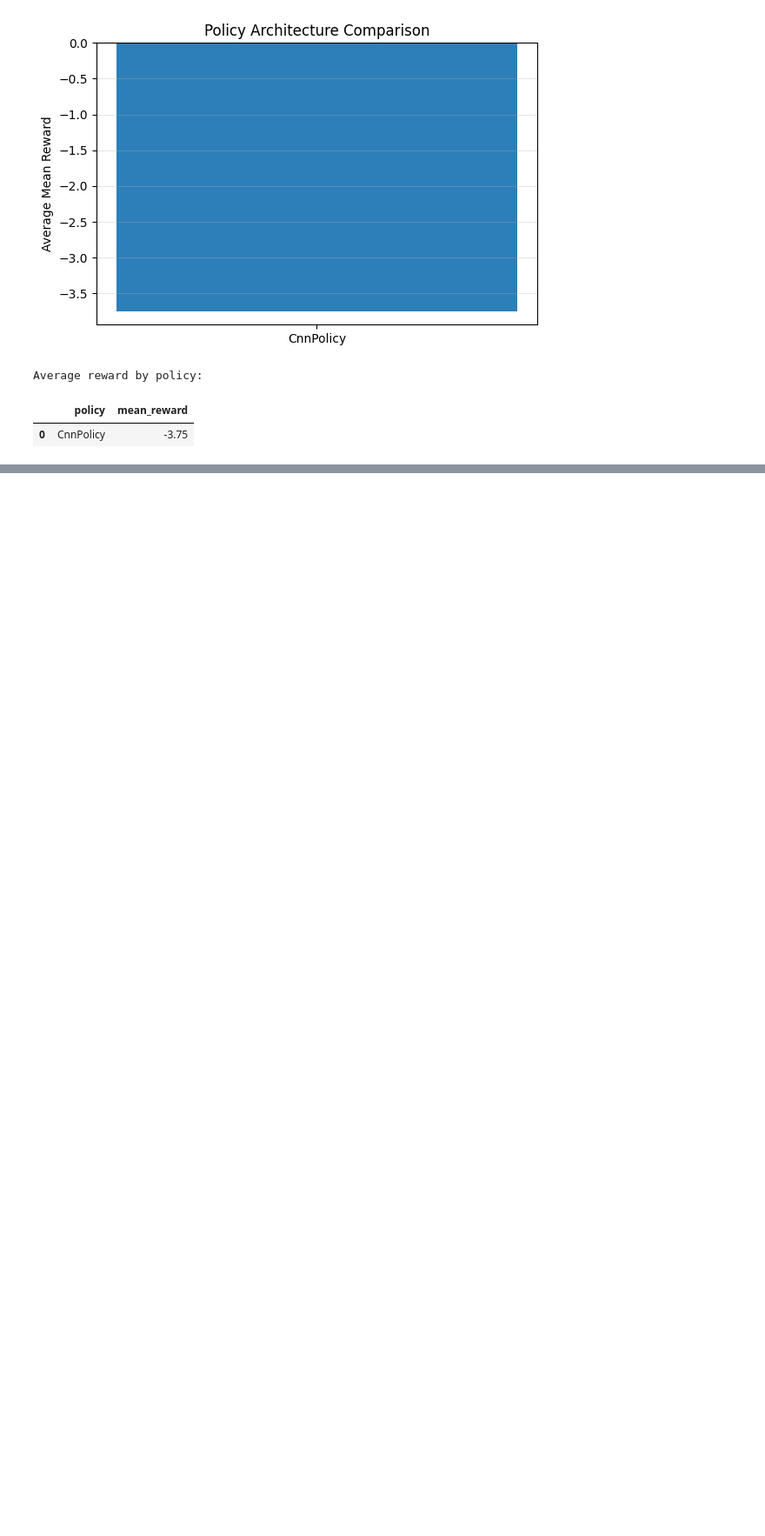
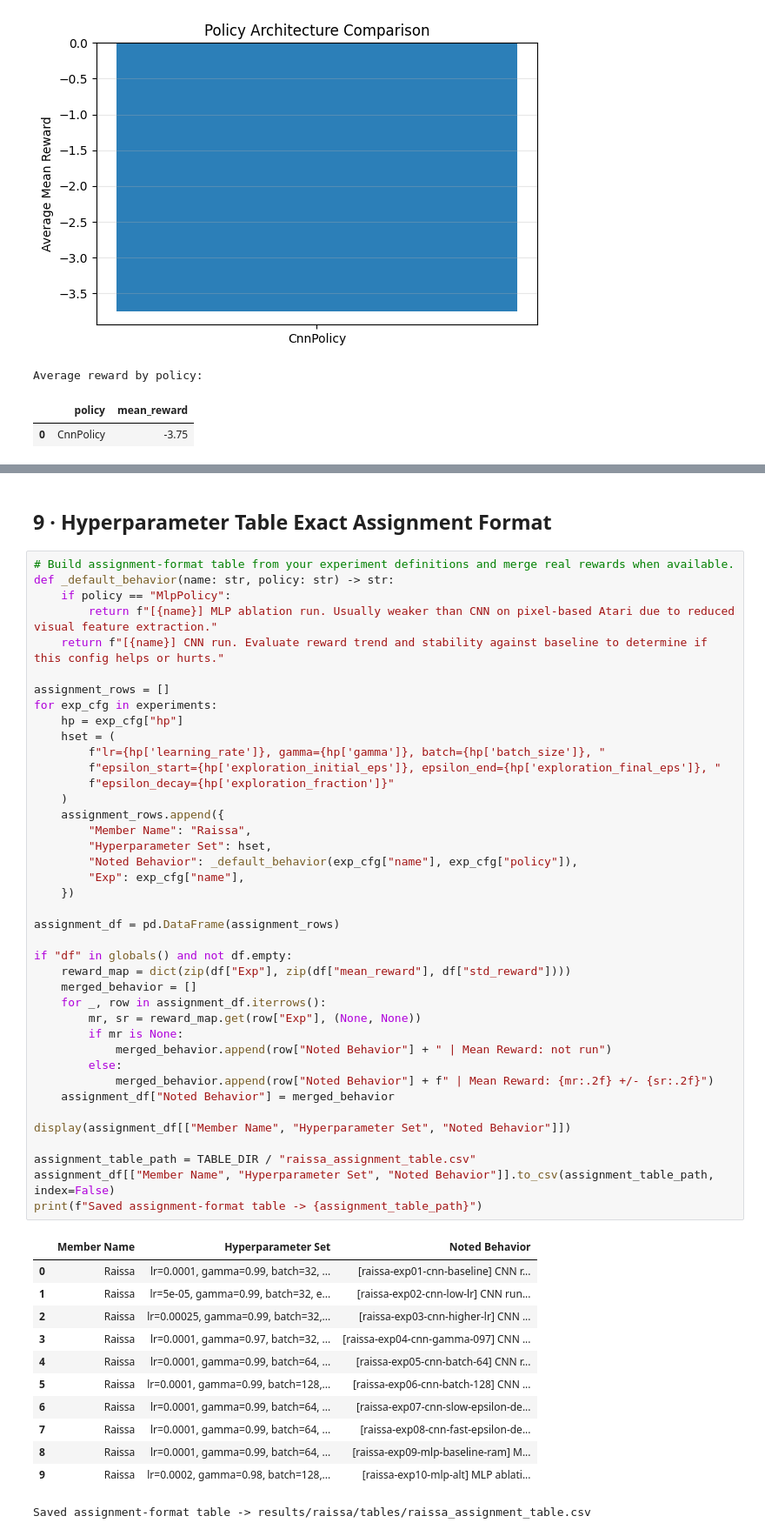
Before and after one commit to Best-Verie/boxing_dqn_agent, a Jupyter notebook: experiments/raissa_experiments.ipynb, the cells around one changed output, grey strips where cells are left out. Shown at 87% size. Saved outputs shown, nothing was run; the diff lists cells and outputs as text; blank space fills up the shorter version.

```diff
--- a/experiments/raissa_experiments.ipynb
+++ b/experiments/raissa_experiments.ipynb
@@ -530,0 +576,55 @@ Local artifacts:
+# %% [markdown]
+## 9 · Hyperparameter Table Exact Assignment Format
+# %%
+# Build assignment-format table from your experiment definitions and merge real rewards when available.
+def _default_behavior(name: str, policy: str) -> str:
+    if policy == "MlpPolicy":
+        return f"[{name}] MLP ablation run. Usually weaker than CNN on pixel-based Atari due to reduced visual feature extraction."
+    return f"[{name}] CNN run. Evaluate reward trend and stability against baseline to determine if this config helps or hurts."
+
+assignment_rows = []
+for exp_cfg in experiments:
+    hp = exp_cfg["hp"]
+    hset = (
+        f"lr={hp['learning_rate']}, gamma={hp['gamma']}, batch={hp['batch_size']}, "
+        f"epsilon_start={hp['exploration_initial_eps']}, epsilon_end={hp['exploration_final_eps']}, "
+        f"epsilon_decay={hp['exploration_fraction']}"
+    )
+    assignment_rows.append({
+        "Member Name": "Raissa",
+        "Hyperparameter Set": hset,
+        "Noted Behavior": _default_behavior(exp_cfg["name"], exp_cfg["policy"]),
+        "Exp": exp_cfg["name"],
+    })
+
+assignment_df = pd.DataFrame(assignment_rows)
+
+if "df" in globals() and not df.empty:
+    reward_map = dict(zip(df["Exp"], zip(df["mean_reward"], df["std_reward"])))
+    merged_behavior = []
+    for _, row in assignment_df.iterrows():
+        mr, sr = reward_map.get(row["Exp"], (None, None))
+        if mr is None:
+            merged_behavior.append(row["Noted Behavior"] + " | Mean Reward: not run")
+        else:
+            merged_behavior.append(row["Noted Behavior"] + f" | Mean Reward: {mr:.2f} +/- {sr:.2f}")
+    assignment_df["Noted Behavior"] = merged_behavior
+
+display(assignment_df[["Member Name", "Hyperparameter Set", "Noted Behavior"]])
+
+assignment_table_path = TABLE_DIR / "raissa_assignment_table.csv"
+assignment_df[["Member Name", "Hyperparameter Set", "Noted Behavior"]].to_csv(assignment_table_path, index=False)
+print(f"Saved assignment-format table -> {assignment_table_path}")
+# %% [output]
+|  | Member Name | Hyperparameter Set | Noted Behavior |
+| 0 | Raissa | lr=0.0001, gamma=0.99, batch=32, ... | [raissa-exp01-cnn-baseline] CNN r... |
+| 1 | Raissa | lr=5e-05, gamma=0.99, batch=32, e... | [raissa-exp02-cnn-low-lr] CNN run... |
+| 2 | Raissa | lr=0.00025, gamma=0.99, batch=32,... | [raissa-exp03-cnn-higher-lr] CNN ... |
+| 3 | Raissa | lr=0.0001, gamma=0.97, batch=32, ... | [raissa-exp04-cnn-gamma-097] CNN ... |
+| 4 | Raissa | lr=0.0001, gamma=0.99, batch=64, ... | [raissa-exp05-cnn-batch-64] CNN r... |
+| 5 | Raissa | lr=0.0001, gamma=0.99, batch=128,... | [raissa-exp06-cnn-batch-128] CNN ... |
+| 6 | Raissa | lr=0.0001, gamma=0.99, batch=64, ... | [raissa-exp07-cnn-slow-epsilon-de... |
+| 7 | Raissa | lr=0.0001, gamma=0.99, batch=64, ... | [raissa-exp08-cnn-fast-epsilon-de... |
+| 8 | Raissa | lr=0.0001, gamma=0.99, batch=64, ... | [raissa-exp09-mlp-baseline-ram] M... |
+| 9 | Raissa | lr=0.0002, gamma=0.98, batch=128,... | [raissa-exp10-mlp-alt] MLP ablati... |
+Saved assignment-format table -> results/raissa/tables/raissa_assignment_table.csv
```
Also changed, not shown: parts of 4 cells of this notebook.
